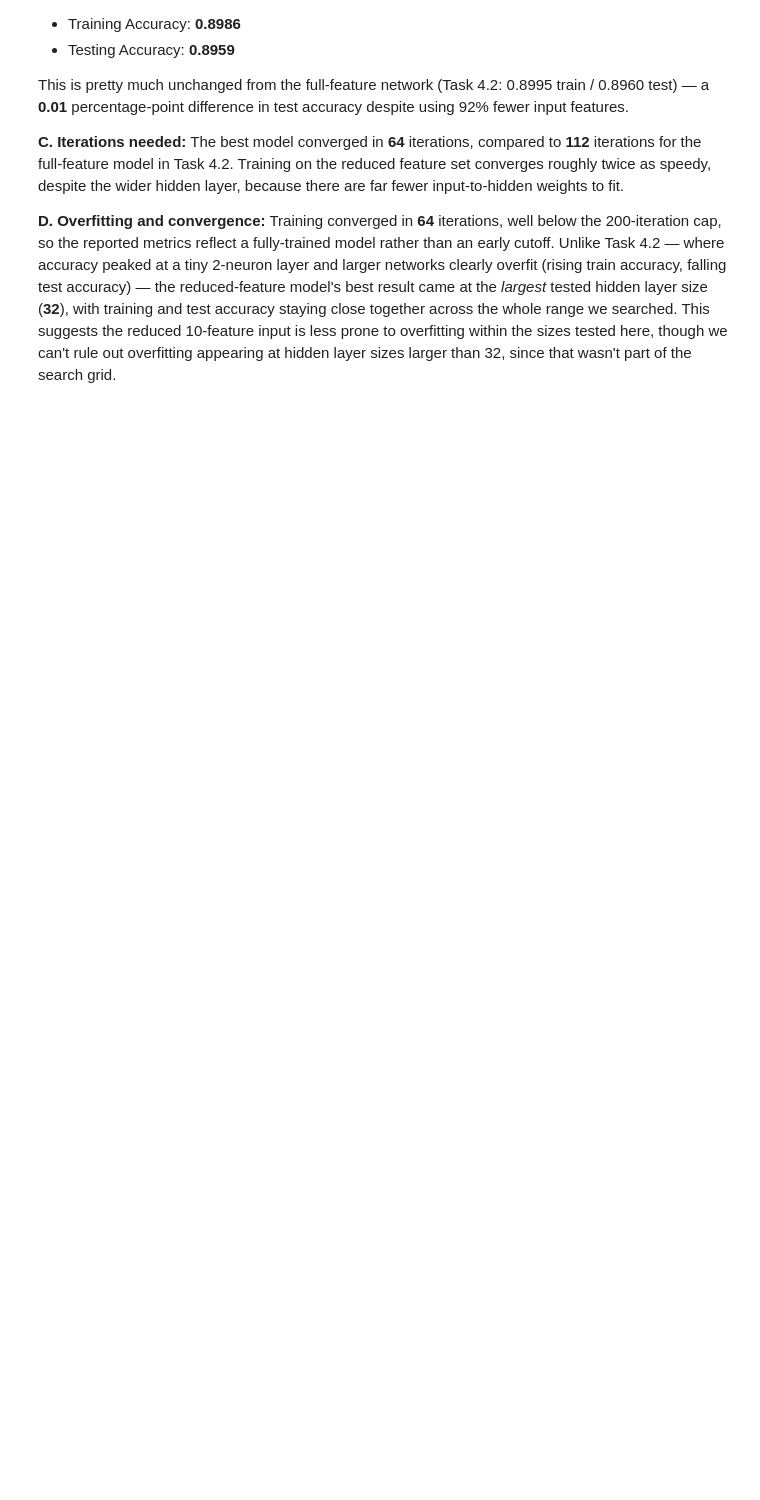
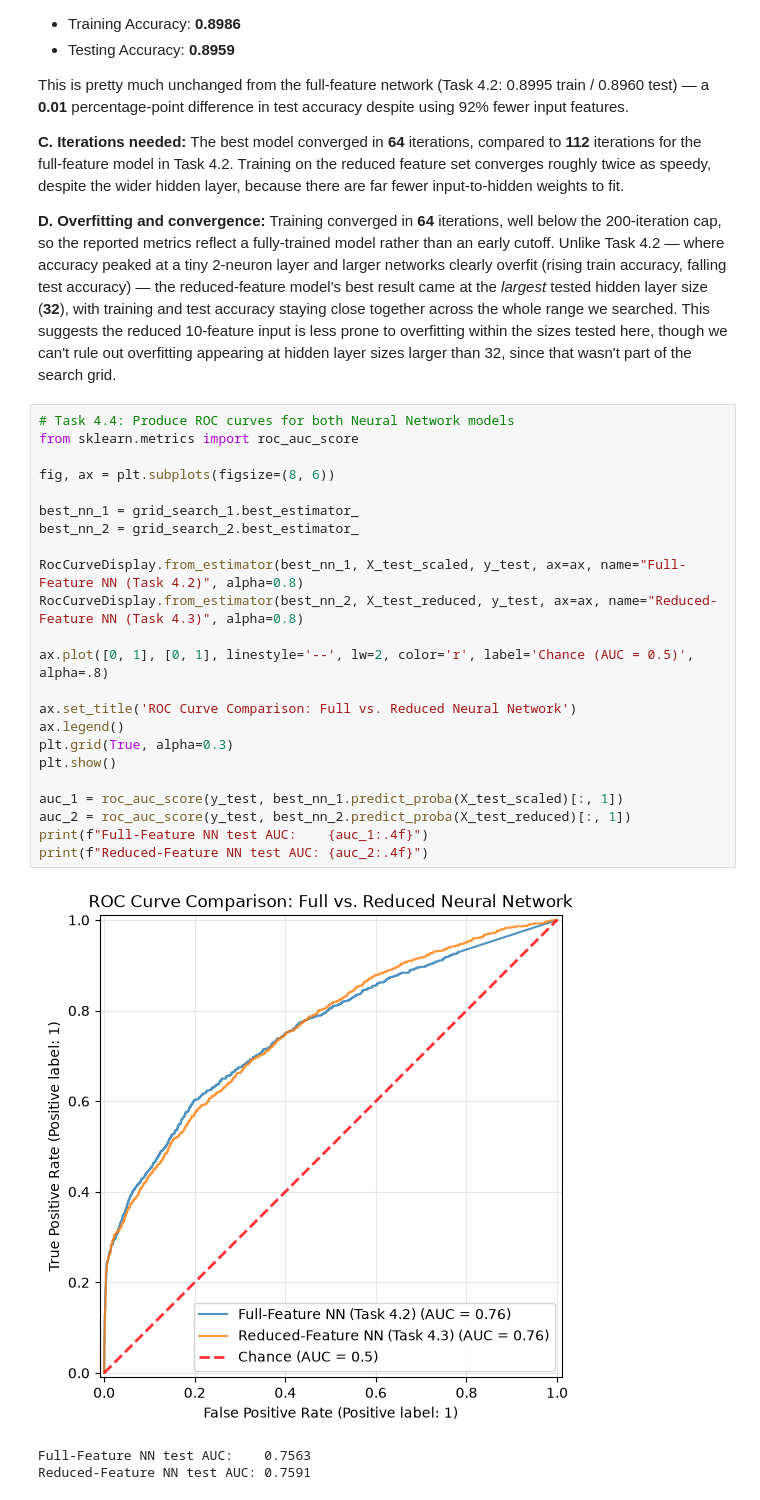
Before and after one commit to dmitrynovik/ml-a1a, a Jupyter notebook: 1a.ipynb, the cells around one changed output. Saved outputs shown, nothing was run; the diff lists cells and outputs as text; blank space fills up the shorter version.

Commit message:
feat: Task 4: ROC

```diff
--- a/1a.ipynb
+++ b/1a.ipynb
@@ -808,3 +808,30 @@ The best model converged in **64** iterations, compared to **112** iterations fo
 
 **D. Overfitting and convergence:**
 Training converged in **64** iterations, well below the 200-iteration cap, so the reported metrics reflect a fully-trained model rather than an early cutoff. Unlike Task 4.2 — where accuracy peaked at a tiny 2-neuron layer and larger networks clearly overfit (rising train accuracy, falling test accuracy) — the reduced-feature model's best result came at the *largest* tested hidden layer size (**32**), with training and test accuracy staying close together across the whole range we searched. This suggests the reduced 10-feature input is less prone to overfitting within the sizes tested here, though we can't rule out overfitting appearing at hidden layer sizes larger than 32, since that wasn't part of the search grid.
+# %%
+# Task 4.4: Produce ROC curves for both Neural Network models
+from sklearn.metrics import roc_auc_score
+
+fig, ax = plt.subplots(figsize=(8, 6))
+
+best_nn_1 = grid_search_1.best_estimator_
+best_nn_2 = grid_search_2.best_estimator_
+
+RocCurveDisplay.from_estimator(best_nn_1, X_test_scaled, y_test, ax=ax, name="Full-Feature NN (Task 4.2)", alpha=0.8)
+RocCurveDisplay.from_estimator(best_nn_2, X_test_reduced, y_test, ax=ax, name="Reduced-Feature NN (Task 4.3)", alpha=0.8)
+
+ax.plot([0, 1], [0, 1], linestyle='--', lw=2, color='r', label='Chance (AUC = 0.5)', alpha=.8)
+
+ax.set_title('ROC Curve Comparison: Full vs. Reduced Neural Network')
+ax.legend()
+plt.grid(True, alpha=0.3)
+plt.show()
+
+auc_1 = roc_auc_score(y_test, best_nn_1.predict_proba(X_test_scaled)[:, 1])
+auc_2 = roc_auc_score(y_test, best_nn_2.predict_proba(X_test_reduced)[:, 1])
+print(f"Full-Feature NN test AUC:    {auc_1:.4f}")
+print(f"Reduced-Feature NN test AUC: {auc_2:.4f}")
+# %% [output]
+[figure, added]
+Full-Feature NN test AUC:    0.7563
+Reduced-Feature NN test AUC: 0.7591
```
Also changed, not shown: parts of 2 cells of this notebook.
